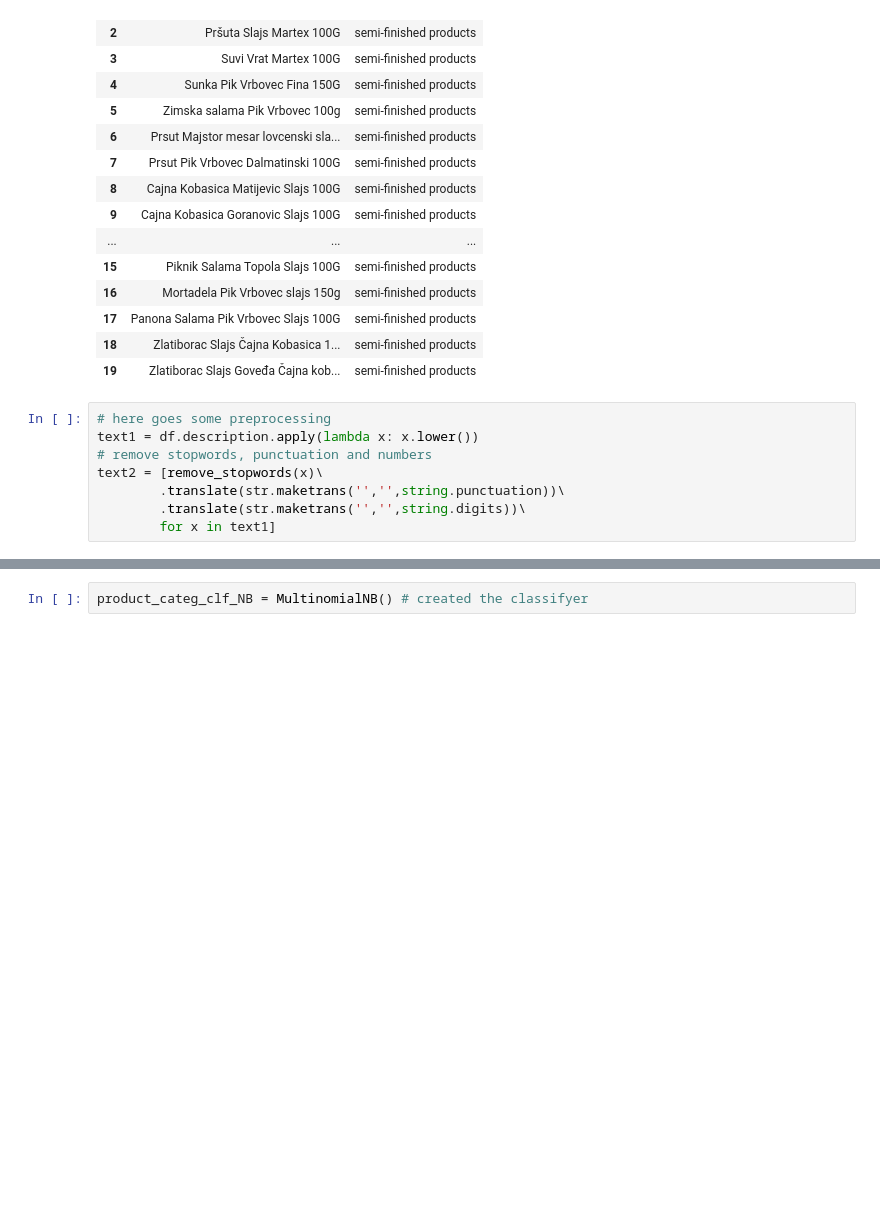
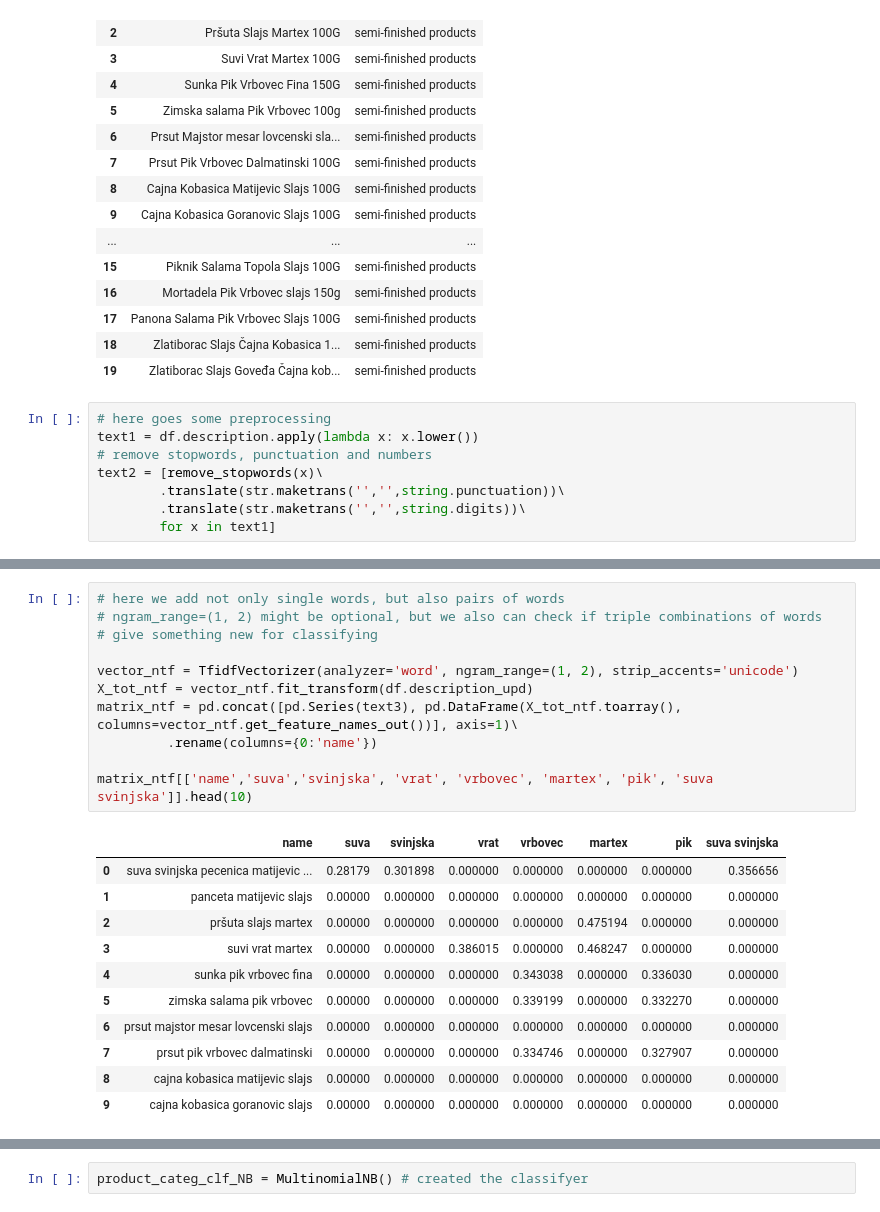
Before and after one commit to MDS-007-52/Peredelano-prices-classify, a Jupyter notebook: classifier.ipynb, the cells around one changed output, grey strips where cells are left out. Saved outputs shown, nothing was run; the diff lists cells and outputs as text; blank space fills up the shorter version.

```diff
--- a/classifier.ipynb
+++ b/classifier.ipynb
@@ -147,0 +230,23 @@ array(['10', '100', '100g', '100gr', '109015', '109038', '110270', '110g',
+# %%
+# here we add not only single words, but also pairs of words
+# ngram_range=(1, 2) might be optional, but we also can check if triple combinations of words
+# give something new for classifying
+
+vector_ntf = TfidfVectorizer(analyzer='word', ngram_range=(1, 2), strip_accents='unicode')
+X_tot_ntf = vector_ntf.fit_transform(df.description_upd)
+matrix_ntf = pd.concat([pd.Series(text3), pd.DataFrame(X_tot_ntf.toarray(), columns=vector_ntf.get_feature_names_out())], axis=1)\
+         .rename(columns={0:'name'})
+
+matrix_ntf[['name','suva','svinjska', 'vrat', 'vrbovec', 'martex', 'pik', 'suva svinjska']].head(10)
+# %% [output]
+|  | name | suva | svinjska | vrat | vrbovec | martex | pik | suva svinjska |
+| 0 | suva svinjska pecenica matijevic ... | 0.28179 | 0.301898 | 0.000000 | 0.000000 | 0.000000 | 0.000000 | 0.356656 |
+| 1 | panceta matijevic slajs | 0.00000 | 0.000000 | 0.000000 | 0.000000 | 0.000000 | 0.000000 | 0.000000 |
+| 2 | pršuta slajs martex | 0.00000 | 0.000000 | 0.000000 | 0.000000 | 0.475194 | 0.000000 | 0.000000 |
+| 3 | suvi vrat martex | 0.00000 | 0.000000 | 0.386015 | 0.000000 | 0.468247 | 0.000000 | 0.000000 |
+| 4 | sunka pik vrbovec fina | 0.00000 | 0.000000 | 0.000000 | 0.343038 | 0.000000 | 0.336030 | 0.000000 |
+| 5 | zimska salama pik vrbovec | 0.00000 | 0.000000 | 0.000000 | 0.339199 | 0.000000 | 0.332270 | 0.000000 |
+| 6 | prsut majstor mesar lovcenski slajs | 0.00000 | 0.000000 | 0.000000 | 0.000000 | 0.000000 | 0.000000 | 0.000000 |
+| 7 | prsut pik vrbovec dalmatinski | 0.00000 | 0.000000 | 0.000000 | 0.334746 | 0.000000 | 0.327907 | 0.000000 |
+| 8 | cajna kobasica matijevic slajs | 0.00000 | 0.000000 | 0.000000 | 0.000000 | 0.000000 | 0.000000 | 0.000000 |
+| 9 | cajna kobasica goranovic slajs | 0.00000 | 0.000000 | 0.000000 | 0.000000 | 0.000000 | 0.000000 | 0.000000 |
```
Also changed, not shown: parts of 14 cells of this notebook.
